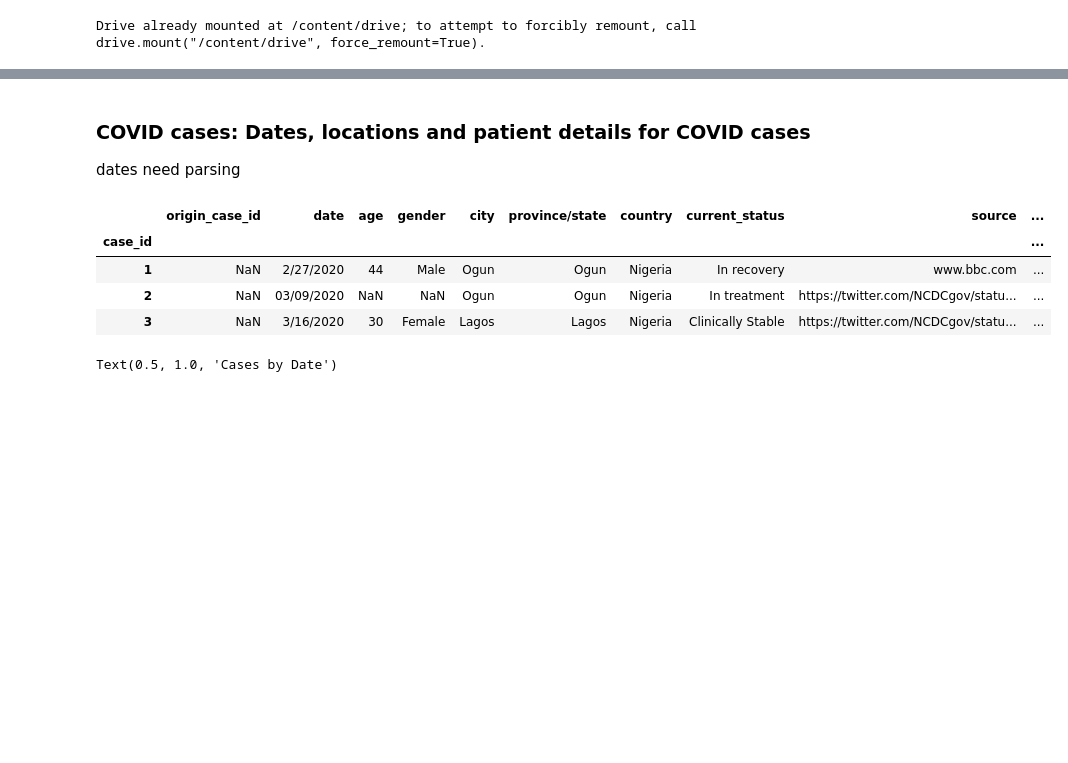
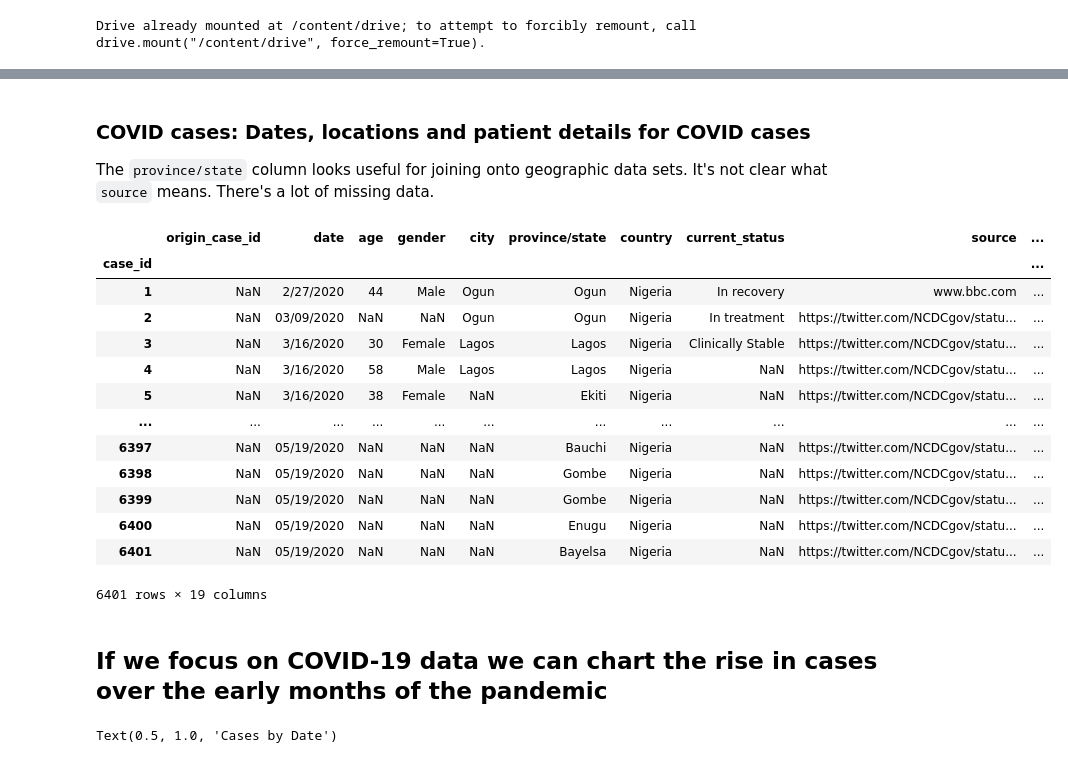
Before and after one commit to stevecrawshaw/hackathon, a Jupyter notebook: Copy_of_hackathon_eda_sc_1.ipynb, the cells around one changed output, grey strips where cells are left out. Saved outputs shown, nothing was run; the diff lists cells and outputs as text; code cells hidden in the pictures; blank space fills up the shorter version.

```diff
--- a/Copy_of_hackathon_eda_sc_1.ipynb
+++ b/Copy_of_hackathon_eda_sc_1.ipynb
@@ -37,17 +57,27 @@ health_df_raw.head()
-# %% [markdown]
-### COVID cases: Dates, locations and patient details for COVID cases
-dates need parsing
+# %% [markdown]
+### COVID cases: Dates, locations and patient details for COVID cases
+The `province/state` column looks useful for joining onto geographic data sets.
+It's not clear what `source` means. There's a lot of missing data.
 # %%
 covid_df_raw = pd.read_csv('https://raw.githubusercontent.com/dsfsi/covid19africa/master/data/line_lists/line-list-nigeria.csv',
                           index_col = ['case_id'])
 # %%
-covid_df_raw.head(3)
+covid_df_raw
 # %% [output]
 |  | origin_case_id | date | age | gender | city | province/state | country | current_status | source | ... |
 | case_id |  |  |  |  |  |  |  |  |  | ... |
 | 1 | NaN | 2/27/2020 | 44 | Male | Ogun | Ogun | Nigeria | In recovery | www.bbc.com | ... |
 | 2 | NaN | 03/09/2020 | NaN | NaN | Ogun | Ogun | Nigeria | In treatment | https://twitter.com/NCDCgov/statu... | ... |
 | 3 | NaN | 3/16/2020 | 30 | Female | Lagos | Lagos | Nigeria | Clinically Stable | https://twitter.com/NCDCgov/statu... | ... |
+| 4 | NaN | 3/16/2020 | 58 | Male | Lagos | Lagos | Nigeria | NaN | https://twitter.com/NCDCgov/statu... | ... |
+| 5 | NaN | 3/16/2020 | 38 | Female | NaN | Ekiti | Nigeria | NaN | https://twitter.com/NCDCgov/statu... | ... |
+| ... | ... | ... | ... | ... | ... | ... | ... | ... | ... | ... |
+| 6397 | NaN | 05/19/2020 | NaN | NaN | NaN | Bauchi | Nigeria | NaN | https://twitter.com/NCDCgov/statu... | ... |
+| 6398 | NaN | 05/19/2020 | NaN | NaN | NaN | Gombe | Nigeria | NaN | https://twitter.com/NCDCgov/statu... | ... |
+| 6399 | NaN | 05/19/2020 | NaN | NaN | NaN | Gombe | Nigeria | NaN | https://twitter.com/NCDCgov/statu... | ... |
+| 6400 | NaN | 05/19/2020 | NaN | NaN | NaN | Enugu | Nigeria | NaN | https://twitter.com/NCDCgov/statu... | ... |
+| 6401 | NaN | 05/19/2020 | NaN | NaN | NaN | Bayelsa | Nigeria | NaN | https://twitter.com/NCDCgov/statu... | ... |
+6401 rows × 19 columns
 # %%
 covid = covid_df_raw.copy()
 
@@ -58,6 +88,8 @@ covid.set_index('date', inplace=True)
 covid_profile = ProfileReport(covid, title = 'Covid Data Report')
 # %%
 # covid_profile
+# %% [markdown]
+## If we focus on COVID-19 data we can chart the rise in cases over the early months of the pandemic
 # %%
 ax = covid.groupby('date').count().country.plot();
 ax.set_title('Cases by Date')
```
Also changed, not shown: parts of 58 cells of this notebook.
